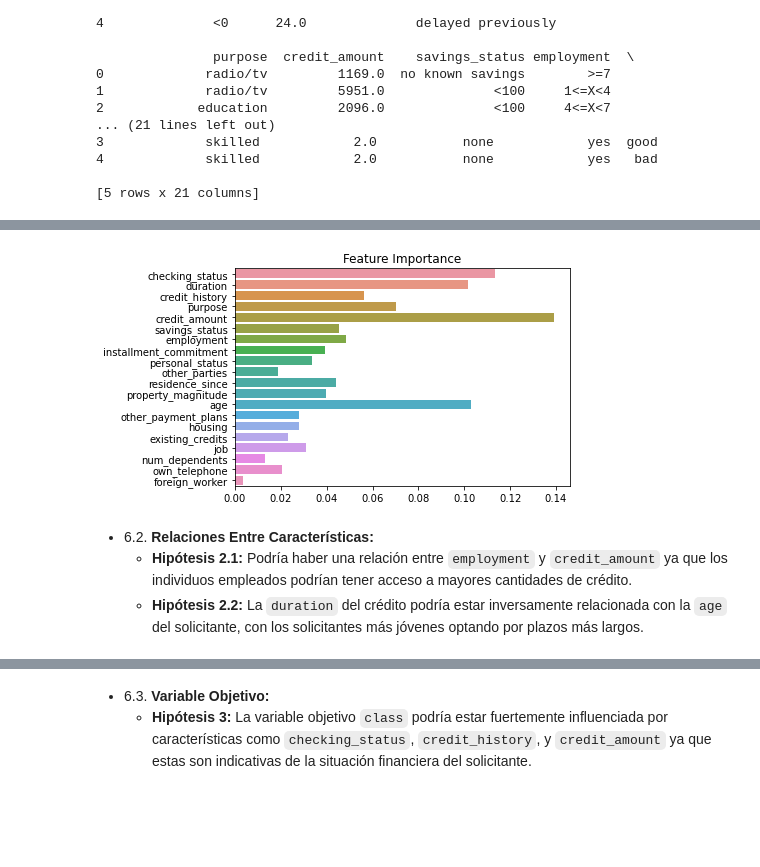
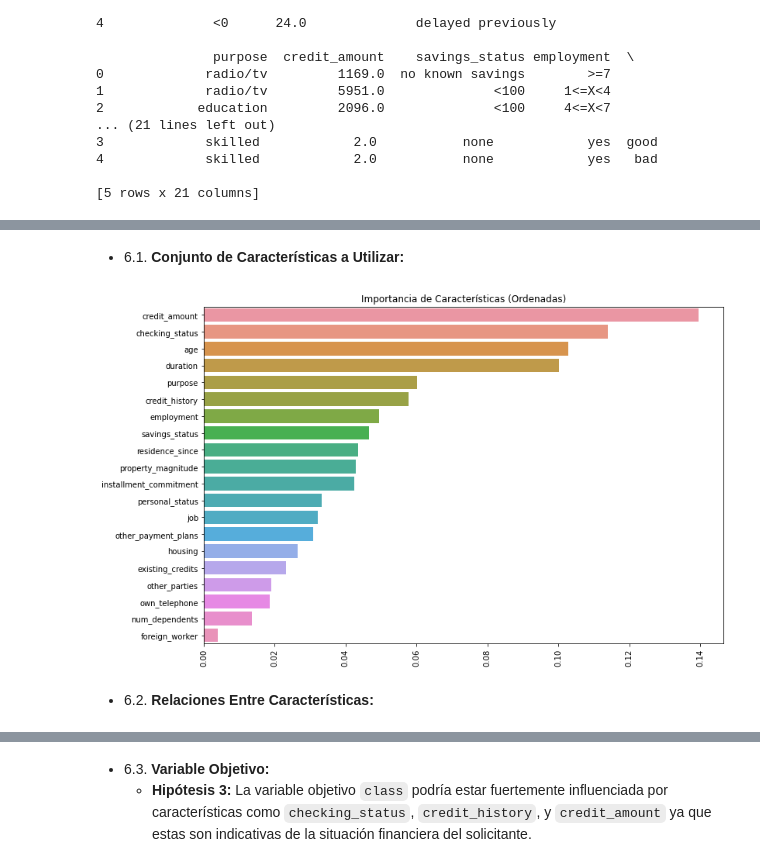
Before and after one commit to LargoLujan/credit-risk-ml-model, a Jupyter notebook: ml_credit_g.ipynb, the cells around one changed output, grey strips where cells are left out. Saved outputs shown, nothing was run; the diff lists cells and outputs as text; code cells hidden in the pictures; blank space fills up the shorter version.

```diff
--- a/ml_credit_g.ipynb
+++ b/ml_credit_g.ipynb
@@ -50,9 +50,3 @@ own_telephone             0
 foreign_worker            0
 class                     0
 dtype: int64
-# %%
-# Eliminar filas con valores nulos (si es necesario)
-data = data.dropna()
-
-# O imputar valores nulos (con la media, mediana, moda, etc.)
-# data = data.fillna(data.mean())  # Ejemplo con la media
@@ -100,7 +94,7 @@ import seaborn as sns
 import matplotlib.pyplot as plt
 
 # Boxplot de todas las variables numéricas
-numerical_cols = data.select_dtypes(include=['float64', 'int64']).columns
+numerical_cols = data.select_dtypes(include=['float', 'int']).columns
 for col in numerical_cols:
     sns.boxplot(x=data[col])
     plt.title(col)
@@ -212,39 +204,45 @@ Loading data from dataset.csv
+# %% [markdown]
+- 6.1. **Conjunto de Características a Utilizar:**
 # %%
 import matplotlib.pyplot as plt
 import seaborn as sns
 from sklearn.preprocessing import LabelEncoder
 from sklearn.ensemble import RandomForestClassifier
 import pandas as pd
+import numpy as np
 
-# Cargar tus datos
-# Asegúrate de tener el archivo CSV en la ruta correcta o proporciona la ruta completa al archivo
+# Carga los datos
+# Hay que asegurarse de tener el archivo CSV en la ruta correcta o proporciona la ruta completa al archivo
 df = pd.read_csv('dataset.csv')
 
-# Si tus datos tienen características categóricas, puedes convertirlas a tipo 'category'
+# Si los datos tienen características categóricas las convierte a tipo 'category'
 for col in df.select_dtypes(include=['object']).columns:
     df[col] = df[col].astype('category')
 
 # Codificar características categóricas
 le = LabelEncoder()
 df_encoded = df.apply(lambda col: le.fit_transform(col) if col.dtype == 'category' else col)
 
 # Separar características y variable objetivo
 X = df_encoded.drop(columns=['class'])
 y = df_encoded['class']
 
 # Entrenar un clasificador de bosque aleatorio
 clf = RandomForestClassifier()
 clf.fit(X, y)
 
-# Visualizar importancia de características
+# Visualiza importancia de características en orden descendente
 feature_importance = clf.feature_importances_
-sns.barplot(x=feature_importance, y=X.columns)
-plt.title('Feature Importance')
+sorted_idx = np.argsort(feature_importance)[::-1]
+sorted_features = [X.columns[i] for i in sorted_idx]
+
+plt.figure(figsize=(12, 8))
+sns.barplot(x=feature_importance[sorted_idx], y=sorted_features)
+plt.title('Importancia de Características (Ordenadas)')
+plt.xticks(rotation=90)
 plt.show()
 # %% [output]
-[figure, old version]
+[figure, new version]
-# %% [markdown]
-- 6.2. **Relaciones Entre Características:**
-   - **Hipótesis 2.1:** Podría haber una relación entre `employment` y `credit_amount` ya que los individuos empleados podrían tener acceso a mayores cantidades de crédito.
-   - **Hipótesis 2.2:** La `duration` del crédito podría estar inversamente relacionada con la `age` del solicitante, con los solicitantes más jóvenes optando por plazos más largos.
+# %% [markdown]
+- 6.2. **Relaciones Entre Características:**
 # %%
```
Also changed, not shown: parts of 61 cells of this notebook.
